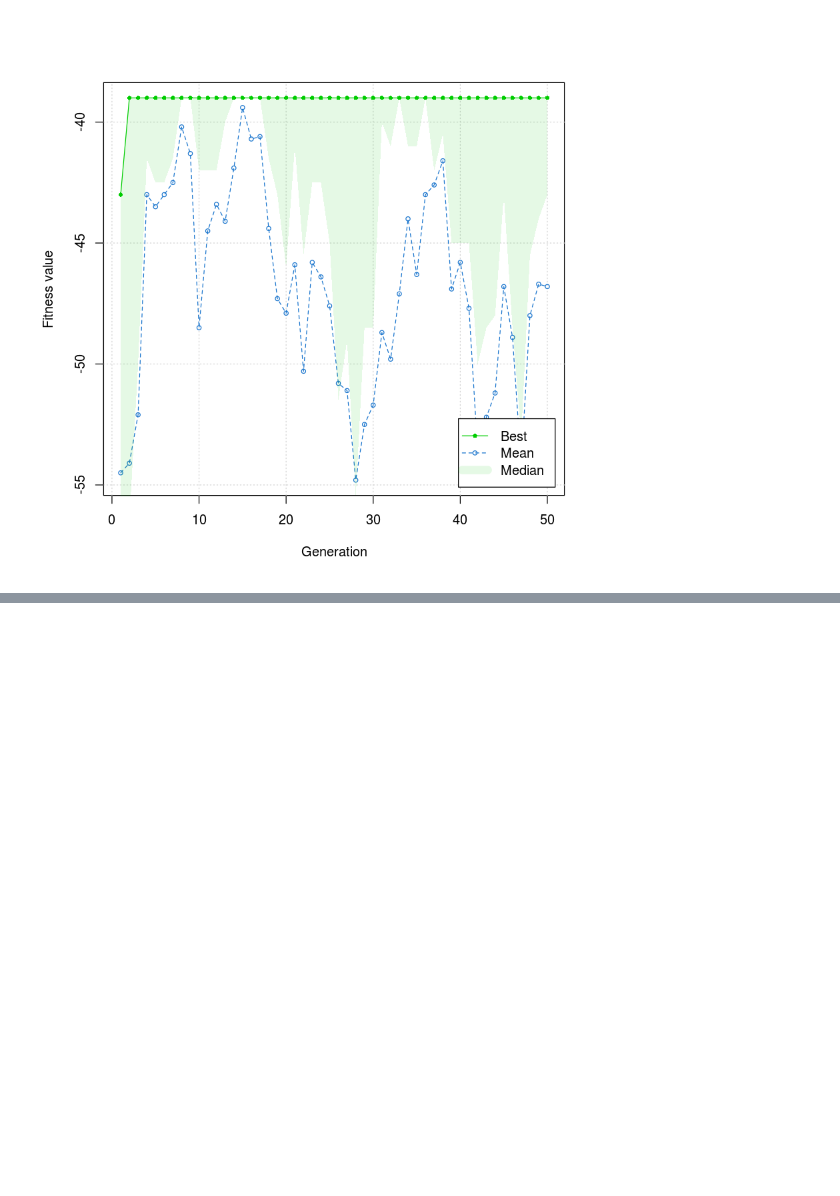
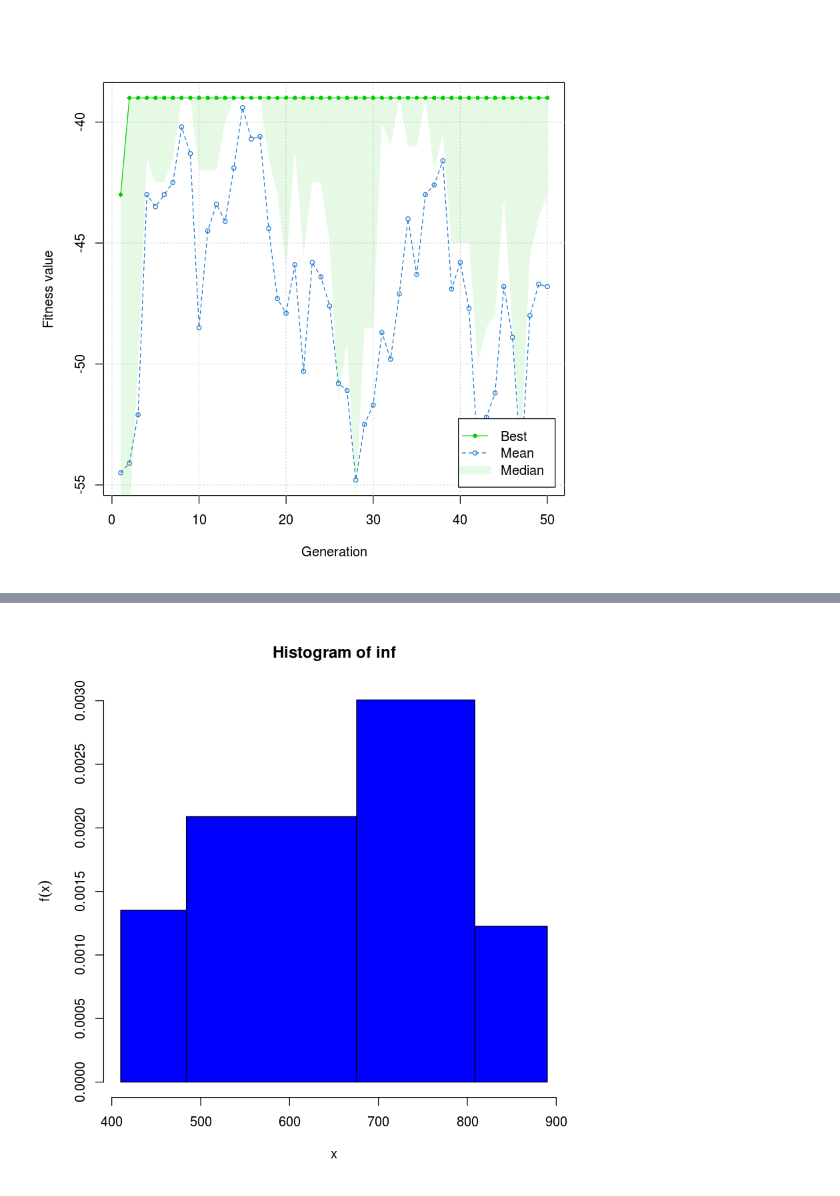
Before and after one commit to thbighead/jupyter-studies, a Jupyter notebook: Aprendizados R Scientist.ipynb, the cells around one changed output, grey strips where cells are left out. Drawn from its saved outputs; the diff is of its cells as text; code cells hidden in the pictures; blank space fills up the shorter version.

```diff
--- a/Aprendizados R Scientist.ipynb
+++ b/Aprendizados R Scientist.ipynb
@@ -1289,0 +1309,24 @@ Para avaliar especialistas. É necessária uma calibração dos pesos dados para
+# %%
+# Especialistas: EXP1, EXP2, EXP3
+# Seeds: SEM1, SEM2
+# Varíavel de interesse INT
+x <- list(EXP1 <- list(SEM1 <- c(75, 80, 85),
+                       SEM2 <- c(10, 15, 20),
+                       INT <- c(650, 800, 850)),
+          EXP2 <- list(SEM1 <- c(80, 90, 95),
+                       SEM2 <- c(25, 30, 35),
+                       INT <- c(500, 600, 700)),
+          EXP3 <- list(SEM1 <- c(65, 70, 80),
+                       SEM2 <- c(20, 25, 30),
+                       INT <- c(450, 650, 800))
+         )
+
+# quantis 10%, 50%, 90%
+prob <- c(0.1, 0.5, 0.9)
+
+# respostas das sementes conhecidas (SEM1, SEM2)
+semverd <- c(80, 25)
+# %%
+# inferencia (decision maker)
+inf <- expert(x, "cooke", prob, semverd)
+inf
@@ -1289,0 +1343,4 @@ Para avaliar especialistas. É necessária uma calibração dos pesos dados para
+# %%
+hist(inf, col = "blue")
+# %% [output]
+[figure, added]
```
Also changed, not shown: parts of 24 cells of this notebook.
